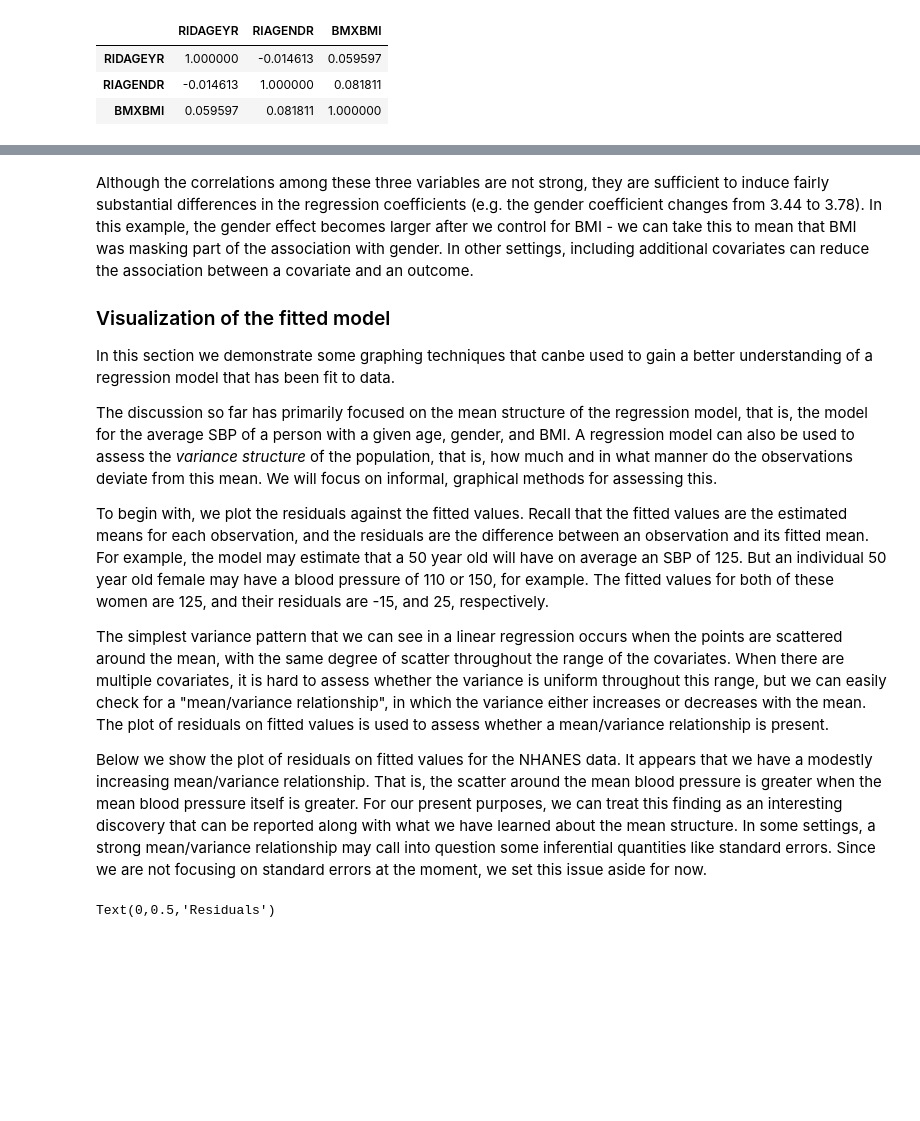
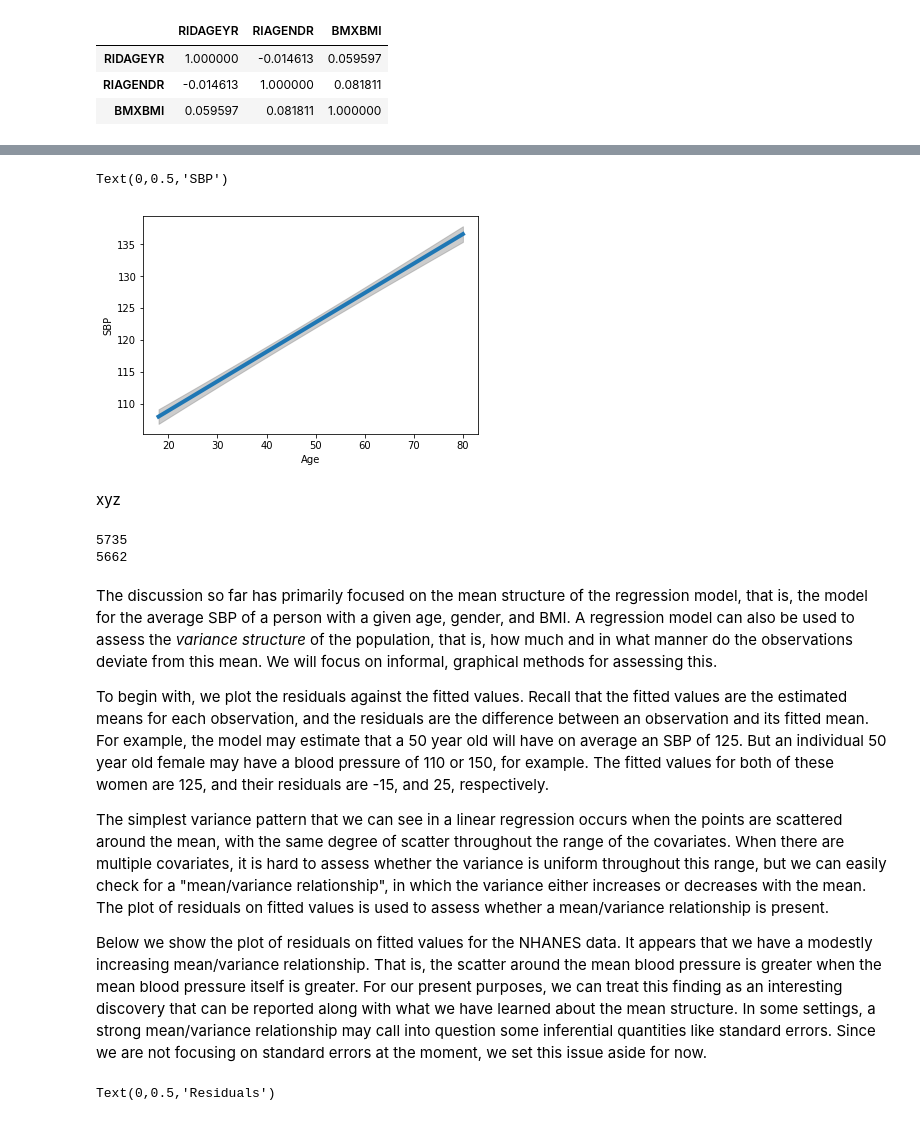
Before and after one commit to kshedden/statswpy_temp, a Jupyter notebook: week2.ipynb, the cells around one changed output, grey strips where cells are left out. Saved outputs shown, nothing was run; the diff lists cells and outputs as text; code cells hidden in the pictures; blank space fills up the shorter version.

```diff
--- a/week2.ipynb
+++ b/week2.ipynb
@@ -279,19 +304,35 @@ da[["RIDAGEYR", "RIAGENDR", "BMXBMI"]].corr()
+# %%
+from statsmodels.sandbox.predict_functional import predict_functional
+values = {"RIAGENDRx": "Female", "BMXBMI": 25}
+
+pr, cb, fv = predict_functional(result, "RIDAGEYR",
+                values=values, ci_method="simultaneous")
+
+ax = sns.lineplot(fv, pr, lw=4)
+ax.fill_between(fv, cb[:, 0], cb[:, 1], color='grey', alpha=0.4)
+ax.set_xlabel("Age")
+ax.set_ylabel("SBP")
+# %% [output]
+Text(0,0.5,'SBP')
+[figure, added]
+# %% [markdown]
+xyz
+# %%
+print(da.BMXBMI.size)
+print(da.BMXBMI.dropna().size)
+#values = {"RIAGENDRx": "Female", "RIDAGEYR": 20}
+
+#pr, cb, fv = predict_functional(result, "BMXBMI",
+#                values=values, ci_method="simultaneous")
+
+#ax = sns.lineplot(fv, pr, lw=4)
+#ax.fill_between(fv, cb[:, 0], cb[:, 1], color='grey', alpha=0.4)
+#ax.set_xlabel("BMI")
+#ax.set_ylabel("SBP")
+# %% [output]
+5735
+5662
 # %% [markdown]
-Although the correlations among these three variables are not strong,
-they are sufficient to induce fairly substantial differences in the
-regression coefficients (e.g. the gender coefficient changes from 3.44
-to 3.78).  In this example, the gender effect becomes larger after we
-control for BMI - we can take this to mean that BMI was masking part
-of the association with gender.  In other settings, including
-additional covariates can reduce the association between a covariate
-and an outcome.
-
-### Visualization of the fitted model
-
-In this section we demonstrate some graphing techniques that
-canbe used to gain a better understanding of a regression model
-that has been fit to data.
-
 The discussion so far has primarily focused on the mean structure
 of the regression model, that is, the model for the average
 SBP of a person with a given age, gender, and BMI.  A regression
```
Also changed, not shown: parts of 12 cells of this notebook.
